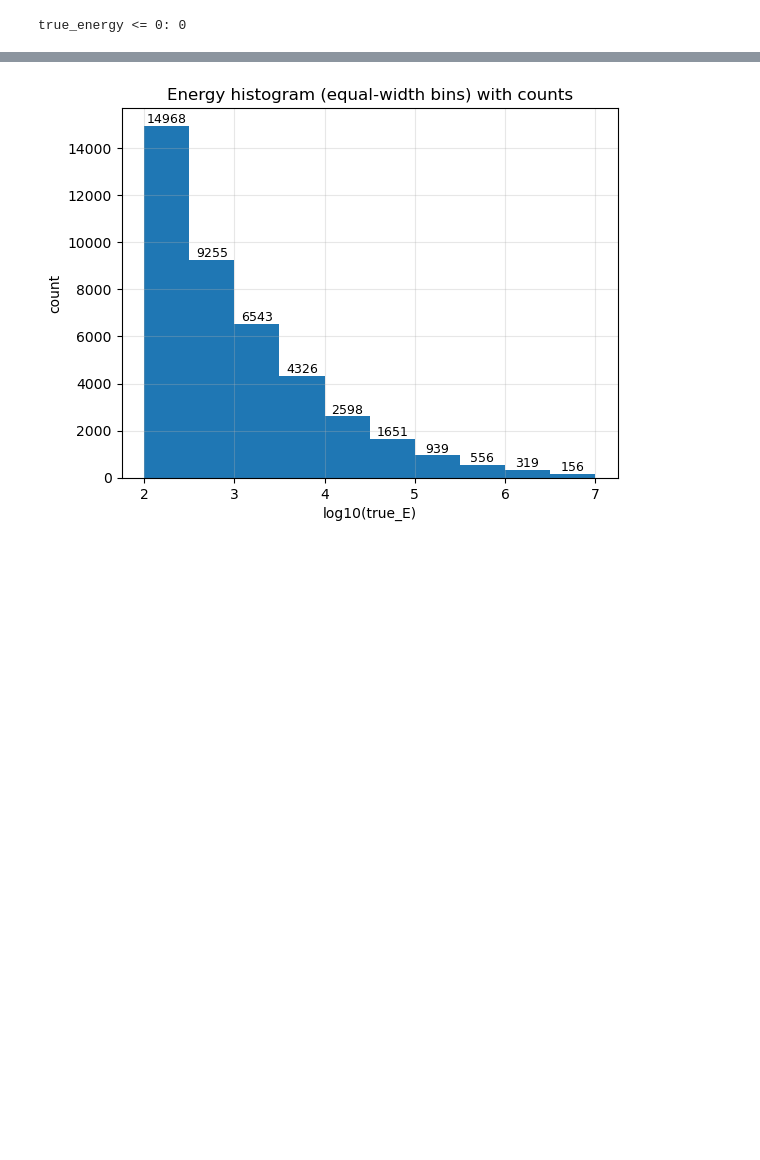
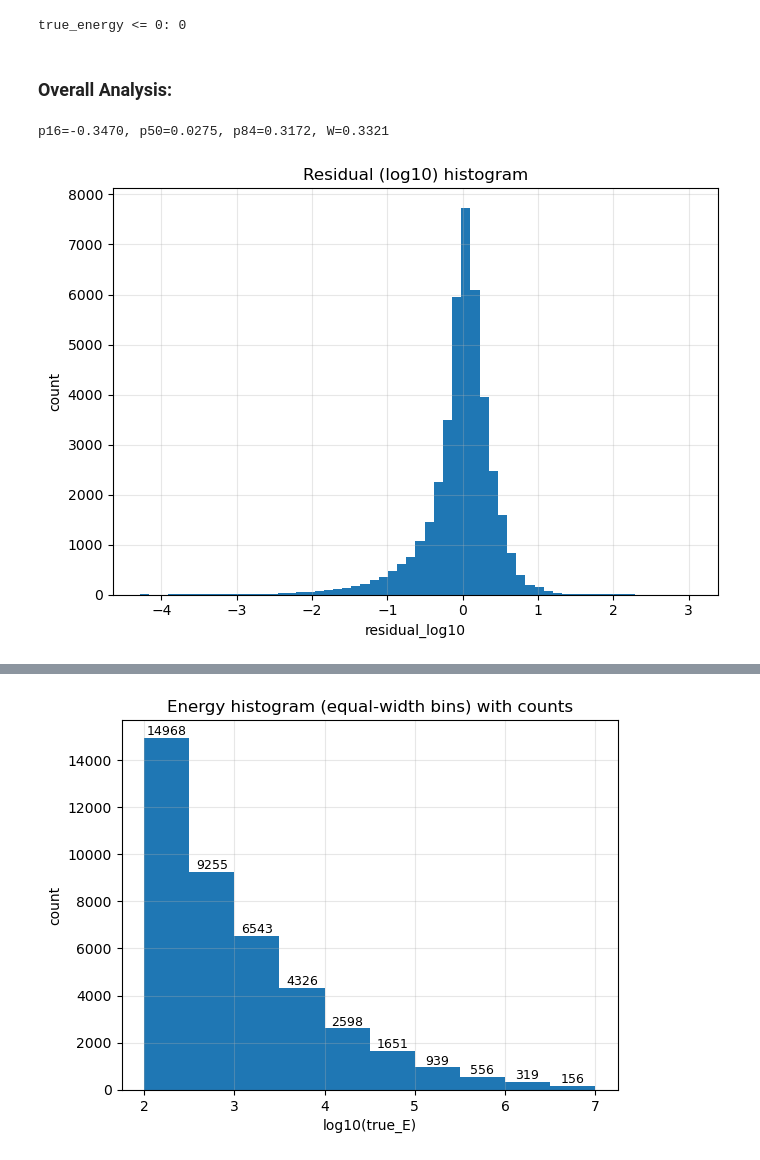
Before and after one commit to kubrabas/Graphnet-Applications, a Jupyter notebook: Training/Combined_EventPulseSeries_nonoise/initiative8/result_analysis.ipynb, the cells around one changed output, grey strips where cells are left out. Drawn from its saved outputs; the diff is of its cells as text; code cells hidden in the pictures; blank space fills up the shorter version.

```diff
--- a/Training/Combined_EventPulseSeries_nonoise/initiative8/result_analysis.ipynb
+++ b/Training/Combined_EventPulseSeries_nonoise/initiative8/result_analysis.ipynb
@@ -72,3 +76,27 @@ true_e = pd.to_numeric(df_energy_test_predictions["true_energy"], errors="coerce
 print("\ntrue_energy <= 0:", (true_e <= 0).sum())
 # %% [output]
 true_energy <= 0: 0
+# %% [markdown]
+### Overall Analysis:
+# %%
+# ---- Energy: global W over the full test set ----
+r = df_energy_test_predictions["residual_log10"].to_numpy(dtype=float)
+p16, p50, p84 = np.quantile(r, [0.16, 0.50, 0.84])
+W = (p84 - p16) / 2
+
+print(f"p16={p16:.4f}, p50={p50:.4f}, p84={p84:.4f}, W={W:.4f}")
+# %% [output]
+p16=-0.3470, p50=0.0275, p84=0.3172, W=0.3321
+# %%
+# ---- Energy: residual_log10 histogram (full test set) ----
+
+plt.figure(figsize=(7, 5))
+plt.hist(r, bins=60)
+plt.xlabel("residual_log10")
+plt.ylabel("count")
+plt.title("Residual (log10) histogram")
+plt.grid(True, alpha=0.3)
+plt.tight_layout()
+plt.show()
+# %% [output]
+[figure, added]
```
Also changed, not shown: parts of 8 cells of this notebook.
